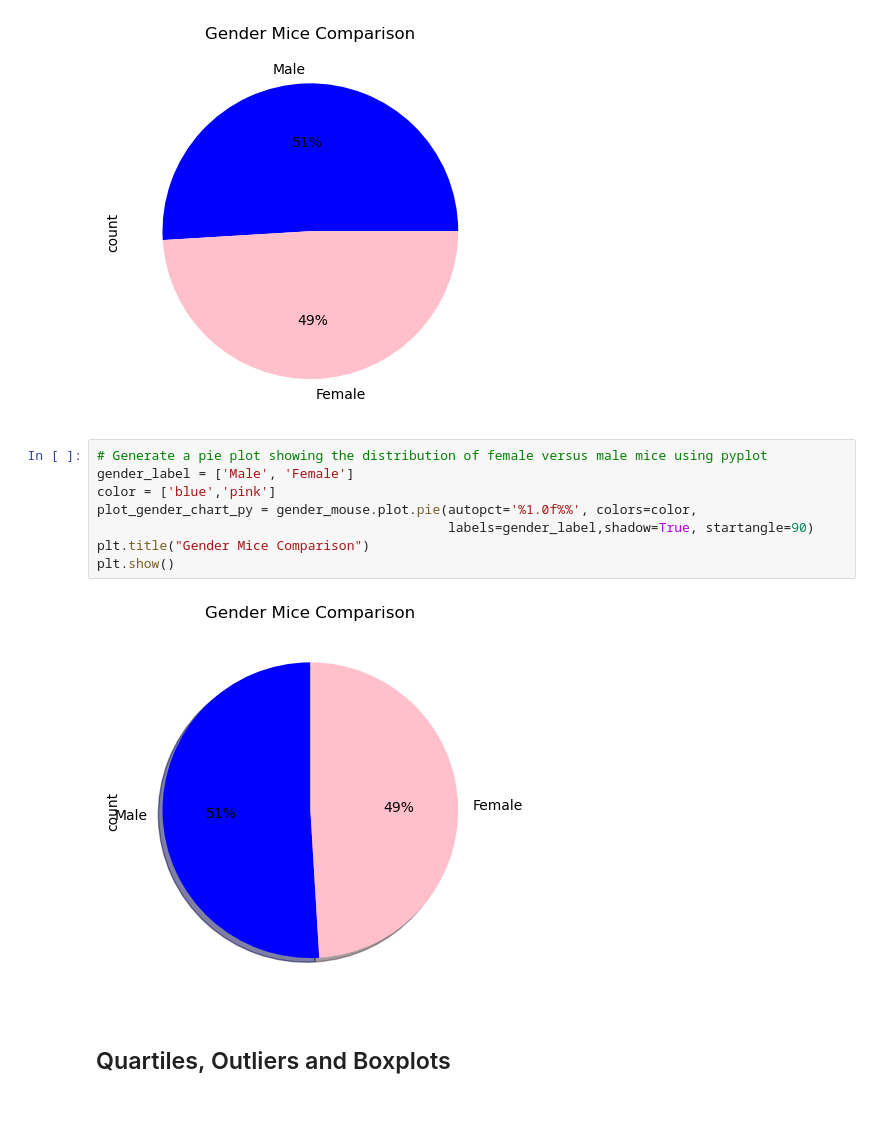
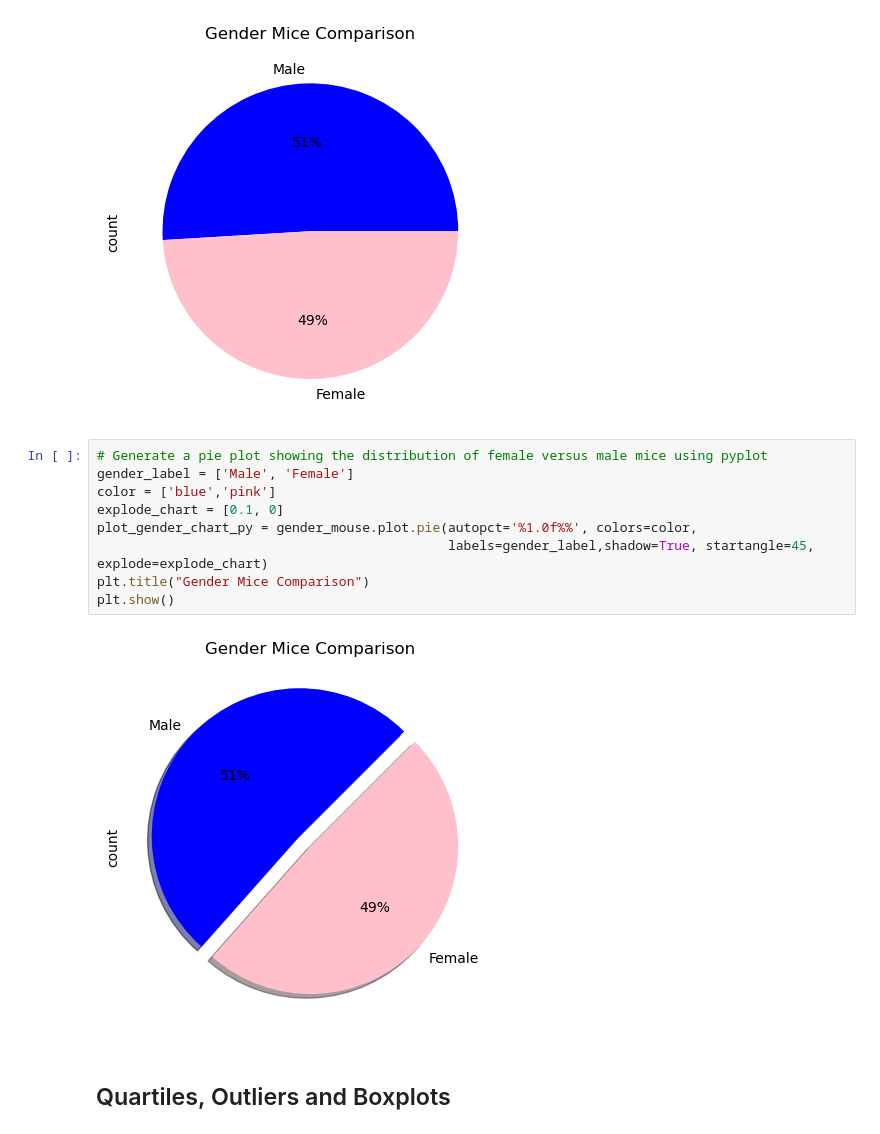
Before and after one commit to davisdw/Data-Visualization-Challenge, a Jupyter notebook: Pymaceuticals/pymaceuticals_starter.ipynb, the cells around one changed output. Saved outputs shown, nothing was run; the diff lists cells and outputs as text.

```diff
--- a/Pymaceuticals/pymaceuticals_starter.ipynb
+++ b/Pymaceuticals/pymaceuticals_starter.ipynb
@@ -206,13 +206,14 @@ plt.show()
 # %%
 # Generate a pie plot showing the distribution of female versus male mice using pyplot
 gender_label = ['Male', 'Female']
 color = ['blue','pink']
+explode_chart = [0.1, 0]
 plot_gender_chart_py = gender_mouse.plot.pie(autopct='%1.0f%%', colors=color,
-                                             labels=gender_label,shadow=True, startangle=90)
+                                             labels=gender_label,shadow=True, startangle=45, explode=explode_chart)
 plt.title("Gender Mice Comparison")
 plt.show()
 # %% [output]
-[figure, old version]
+[figure, new version]
 # %% [markdown]
 ## Quartiles, Outliers and Boxplots
 # %%
```
